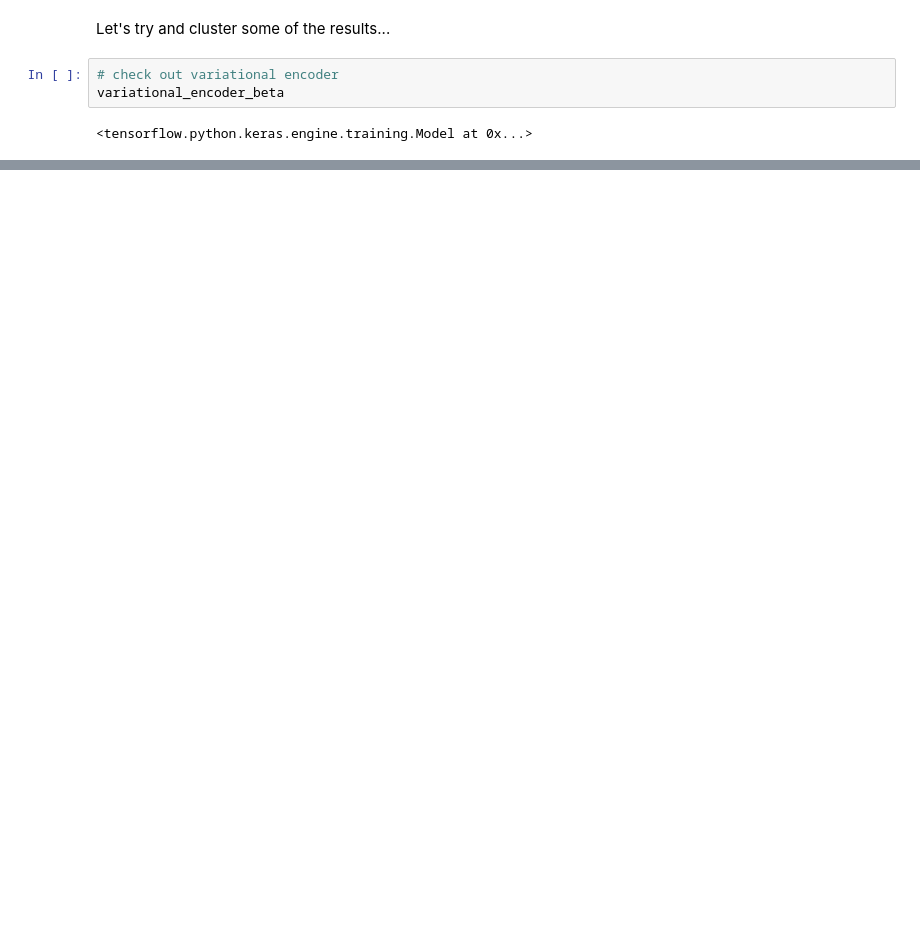
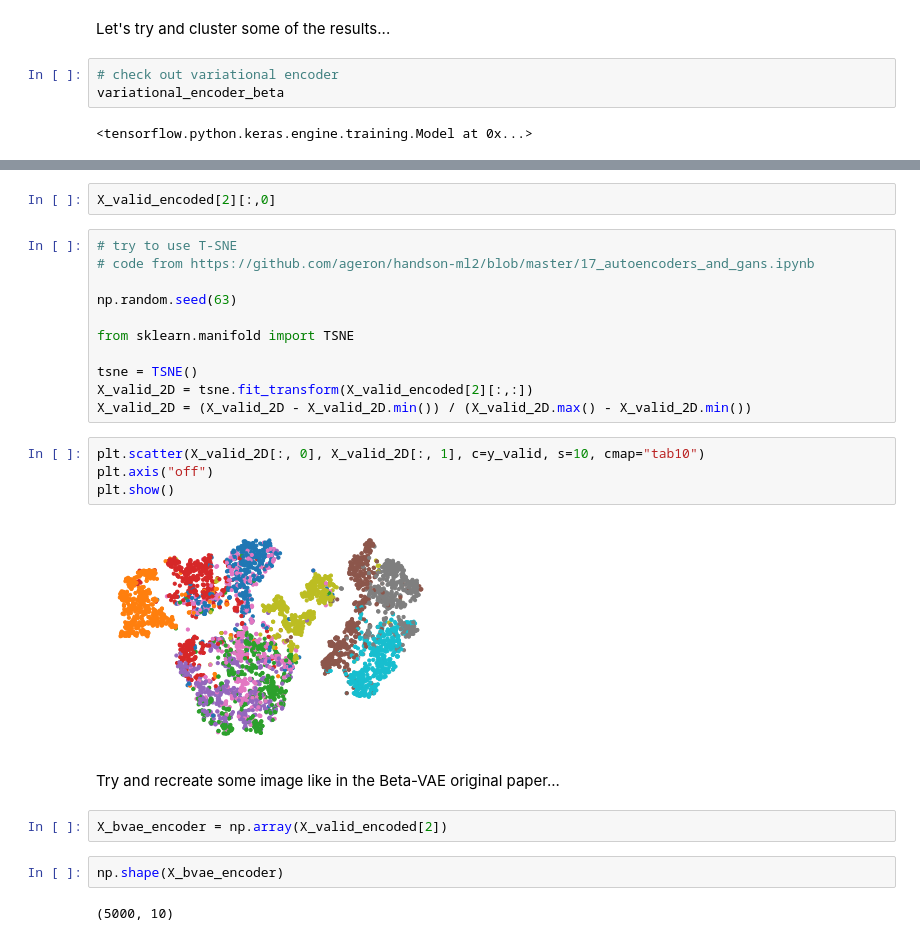
Before and after one commit to tvhahn/autoencoder-sandbox, a Jupyter notebook: notebooks/5.0-variational-autoencoder.ipynb, the cells around one changed output, grey strips where cells are left out. Drawn from its saved outputs; the diff is of its cells as text; blank space fills up the shorter version.

```diff
--- a/notebooks/5.0-variational-autoencoder.ipynb
+++ b/notebooks/5.0-variational-autoencoder.ipynb
@@ -283,0 +299,27 @@ variational_encoder_beta
+# %%
+X_valid_encoded[2][:,0]
+# %%
+# try to use T-SNE
+# code from https://github.com/ageron/handson-ml2/blob/master/17_autoencoders_and_gans.ipynb
+
+np.random.seed(63)
+
+from sklearn.manifold import TSNE
+
+tsne = TSNE()
+X_valid_2D = tsne.fit_transform(X_valid_encoded[2][:,:])
+X_valid_2D = (X_valid_2D - X_valid_2D.min()) / (X_valid_2D.max() - X_valid_2D.min())
+# %%
+plt.scatter(X_valid_2D[:, 0], X_valid_2D[:, 1], c=y_valid, s=10, cmap="tab10")
+plt.axis("off")
+plt.show()
+# %% [output]
+[figure, added]
+# %% [markdown]
+Try and recreate some image like in the Beta-VAE original paper...
+# %%
+X_bvae_encoder = np.array(X_valid_encoded[2])
+# %%
+np.shape(X_bvae_encoder)
+# %% [output]
+(5000, 10)
```
Also changed, not shown: parts of 23 cells of this notebook.
